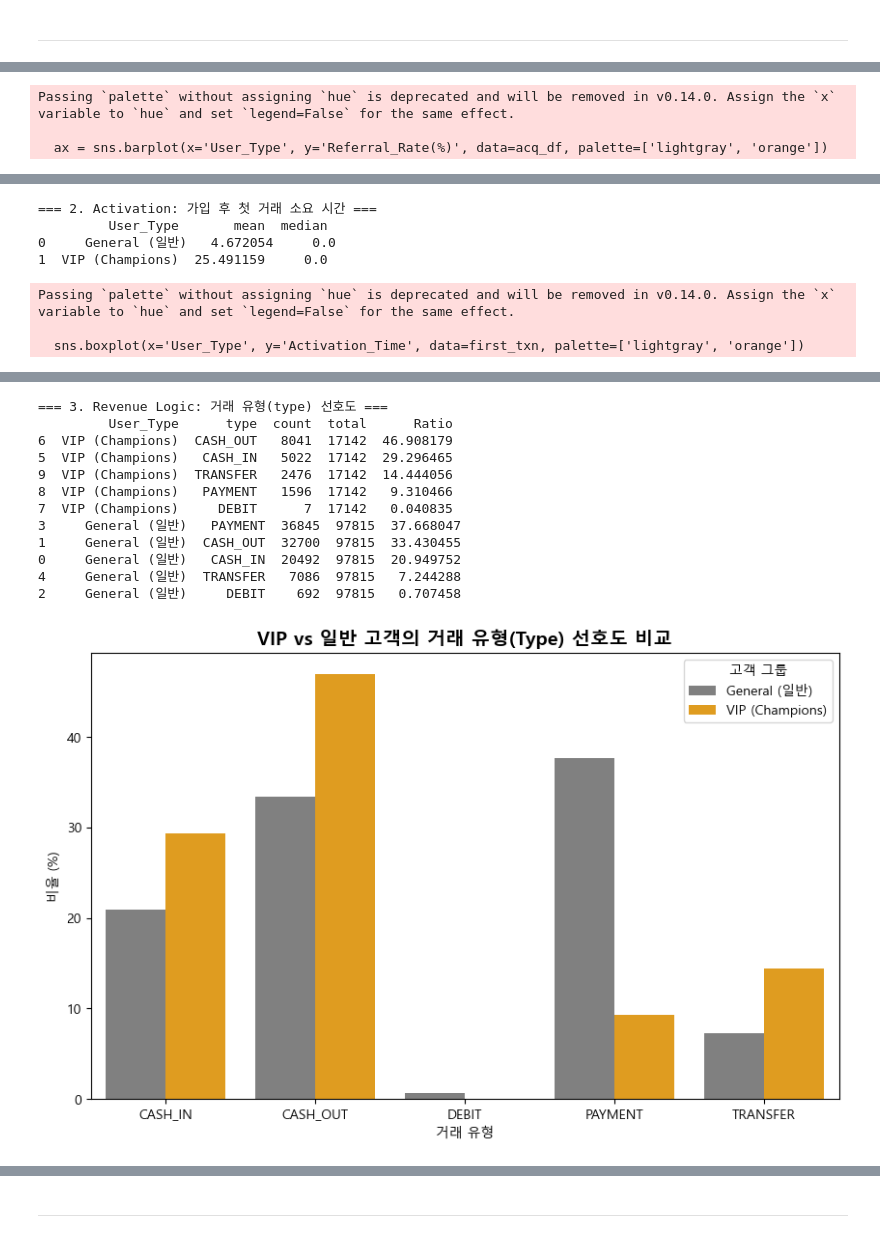
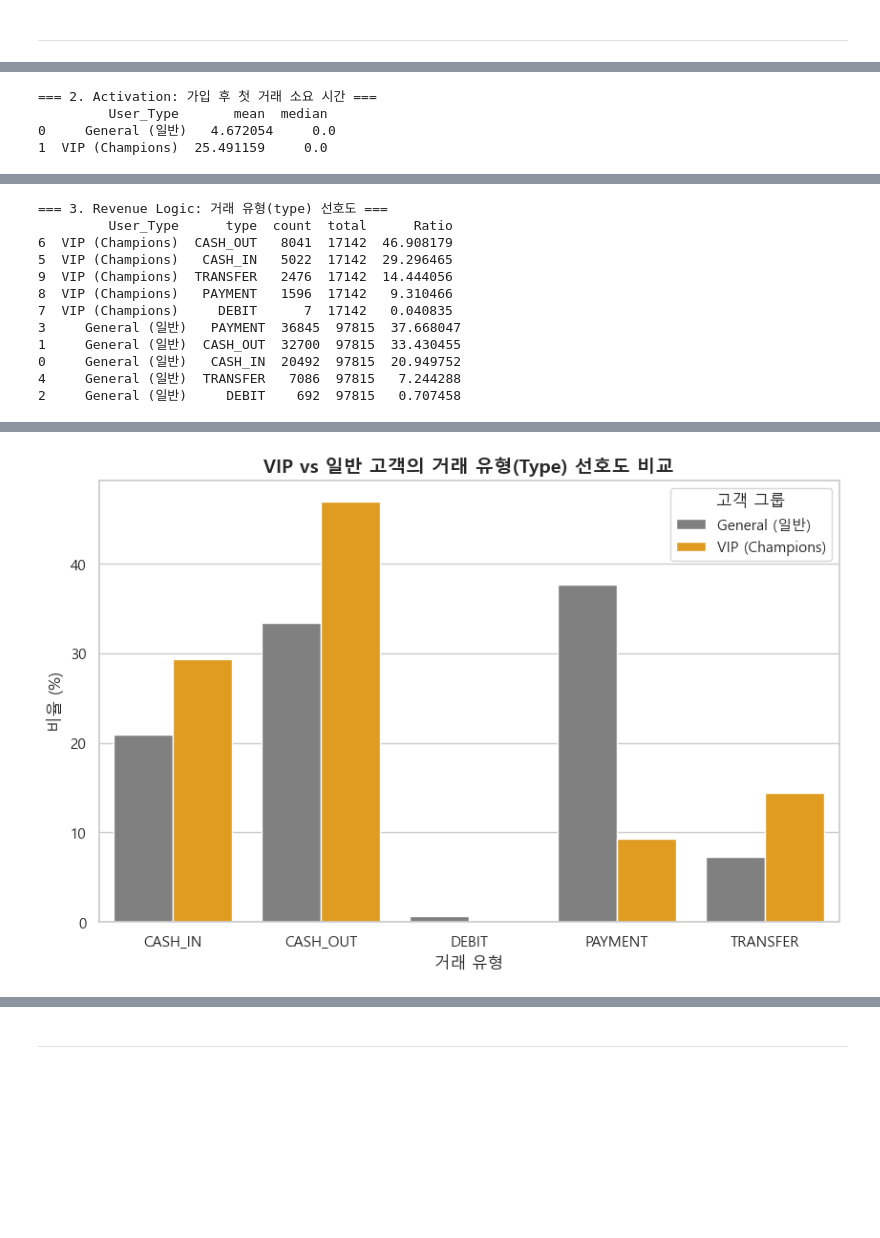
Before and after one commit to seonu-lee/portfolio, a Jupyter notebook: Tave_PaySim/src/AARRR.ipynb, the cells around one changed output, grey strips where cells are left out. Drawn from its saved outputs; the diff is of its cells as text; code cells hidden in the pictures; blank space fills up the shorter version.

Commit message:
Paysim aarrr 완료

```diff
--- a/Tave_PaySim/src/AARRR.ipynb
+++ b/Tave_PaySim/src/AARRR.ipynb
@@ -25,10 +26,11 @@ import matplotlib.pyplot as plt
 import seaborn as sns
 from sqlalchemy import create_engine, text
 
-# ==========================================
-# [Windows 전용] 한글 폰트 설정
-# ==========================================
-plt.rc('font', family='Malgun Gothic')
+# 시각화 스타일 설정
+import matplotlib.pyplot as plt
+import seaborn as sns
+sns.set_theme(style="whitegrid")
+plt.rcParams['font.family'] = 'Malgun Gothic' # Windows 한글 깨짐 방지
 plt.rcParams['axes.unicode_minus'] = False
 
 # ==========================================
@@ -38,9 +40,9 @@ plt.rcParams['axes.unicode_minus'] = False
 try:
     vip_df = pd.read_csv("vip_customers_list.csv")
     vip_list = vip_df['nameOrig'].unique().tolist()
-    print(f"✅ VIP 목록 로딩 완료: {len(vip_list):,}명")
+    print(f"VIP 목록 로딩 완료: {len(vip_list):,}명")
 except FileNotFoundError:
-    print("❌ 오류: 'vip_customers_list.csv' 파일이 없습니다. 이전 단계 코드를 먼저 실행해주세요.")
+    print("오류: 'vip_customers_list.csv' 파일이 없습니다. 이전 단계 코드를 먼저 실행해주세요.")
     vip_list = []
 
 # 1-2. DB에서 AARRR 분석용 데이터 로딩
@@ -49,9 +51,9 @@ TABLE   = "PaySim"  # PaySim 테이블 사용
 
 engine = create_engine(f"sqlite:///{DB_PATH}")
 
-print("🚀 AARRR 데이터 로딩 중...")
+print(" AARRR 데이터 로딩 중...")
 
-# [수정 포인트] 컬럼명을 DB 스키마(isReferral, isActivation)와 정확히 일치시킴
+# 컬럼명을 DB 스키마(isReferral, isActivation)와 정확히 일치시킴
 query = text(f"""
     SELECT
         step, nameOrig, amount, type,
@@ -62,7 +64,7 @@ query = text(f"""
 with engine.connect() as conn:
     df = pd.read_sql(query, conn)
 
-print(f"✅ 전체 데이터 로딩 완료: {len(df):,}건")
+print(f"전체 데이터 로딩 완료: {len(df):,}건")
 
 # ==========================================
 # 2) 데이터 전처리: VIP vs Non-VIP 구분
@@ -90,7 +92,7 @@ print(acq_df)
 
 # [시각화]
 plt.figure(figsize=(8, 5))
-ax = sns.barplot(x='User_Type', y='Referral_Rate(%)', data=acq_df, palette=['lightgray', 'orange'])
+ax = sns.barplot(x='User_Type', y='Referral_Rate(%)', data=acq_df, hue='User_Type', palette=['lightgray', 'orange'])
 plt.title("그룹별 추천(Referral) 가입 비율 비교", fontsize=14, fontweight='bold')
 plt.ylabel("추천 가입 비율 (%)")
 
@@ -116,7 +118,7 @@ print(act_stat)
 
 # [시각화]
 plt.figure(figsize=(8, 5))
-sns.boxplot(x='User_Type', y='Activation_Time', data=first_txn, palette=['lightgray', 'orange'])
+sns.boxplot(x='User_Type', y='Activation_Time', data=first_txn, hue='User_Type', palette=['lightgray', 'orange'])
 plt.title("가입 후 첫 거래까지 소요 시간 (Step)", fontsize=14, fontweight='bold')
 plt.ylabel("소요 시간 (Step)")
 plt.ylim(0, first_txn['Activation_Time'].quantile(0.95)) # 이상치 제외하고 보기
@@ -161,3 +164,4 @@ Name: count, dtype: int64
-Passing `palette` without assigning `hue` is deprecated and will be removed in v0.14.0. Assign the `x` variable to `hue` and set `legend=False` for the same effect.
-
-  ax = sns.barplot(x='User_Type', y='Referral_Rate(%)', data=acq_df, palette=['lightgray', 'orange'])
+=== 2. Activation: 가입 후 첫 거래 소요 시간 ===
+         User_Type       mean  median
+0     General (일반)   4.672054     0.0
+1  VIP (Champions)  25.491159     0.0
@@ -165,7 +169,12 @@ Passing `palette` without assigning `hue` is deprecated and will be removed in v
-=== 2. Activation: 가입 후 첫 거래 소요 시간 ===
-         User_Type       mean  median
-0     General (일반)   4.672054     0.0
-1  VIP (Champions)  25.491159     0.0
+=== 3. Revenue Logic: 거래 유형(type) 선호도 ===
+         User_Type      type  count  total      Ratio
+6  VIP (Champions)  CASH_OUT   8041  17142  46.908179
+5  VIP (Champions)   CASH_IN   5022  17142  29.296465
+9  VIP (Champions)  TRANSFER   2476  17142  14.444056
+8  VIP (Champions)   PAYMENT   1596  17142   9.310466
+7  VIP (Champions)     DEBIT      7  17142   0.040835
+3     General (일반)   PAYMENT  36845  97815  37.668047
+1     General (일반)  CASH_OUT  32700  97815  33.430455
+0     General (일반)   CASH_IN  20492  97815  20.949752
+4     General (일반)  TRANSFER   7086  97815   7.244288
+2     General (일반)     DEBIT    692  97815   0.707458
-Passing `palette` without assigning `hue` is deprecated and will be removed in v0.14.0. Assign the `x` variable to `hue` and set `legend=False` for the same effect.
-
-  sns.boxplot(x='User_Type', y='Activation_Time', data=first_txn, palette=['lightgray', 'orange'])
@@ -173,16 +181,4 @@ Passing `palette` without assigning `hue` is deprecated and will be removed in v
-=== 3. Revenue Logic: 거래 유형(type) 선호도 ===
-         User_Type      type  count  total      Ratio
-6  VIP (Champions)  CASH_OUT   8041  17142  46.908179
-5  VIP (Champions)   CASH_IN   5022  17142  29.296465
-9  VIP (Champions)  TRANSFER   2476  17142  14.444056
-8  VIP (Champions)   PAYMENT   1596  17142   9.310466
-7  VIP (Champions)     DEBIT      7  17142   0.040835
-3     General (일반)   PAYMENT  36845  97815  37.668047
-1     General (일반)  CASH_OUT  32700  97815  33.430455
-0     General (일반)   CASH_IN  20492  97815  20.949752
-4     General (일반)  TRANSFER   7086  97815   7.244288
-2     General (일반)     DEBIT    692  97815   0.707458
-[figure, old version]
+[figure, new version]
 # %% [markdown]
 ### 분석결과
 
```
Also changed, not shown: parts of 10 cells of this notebook, 5 other files.
